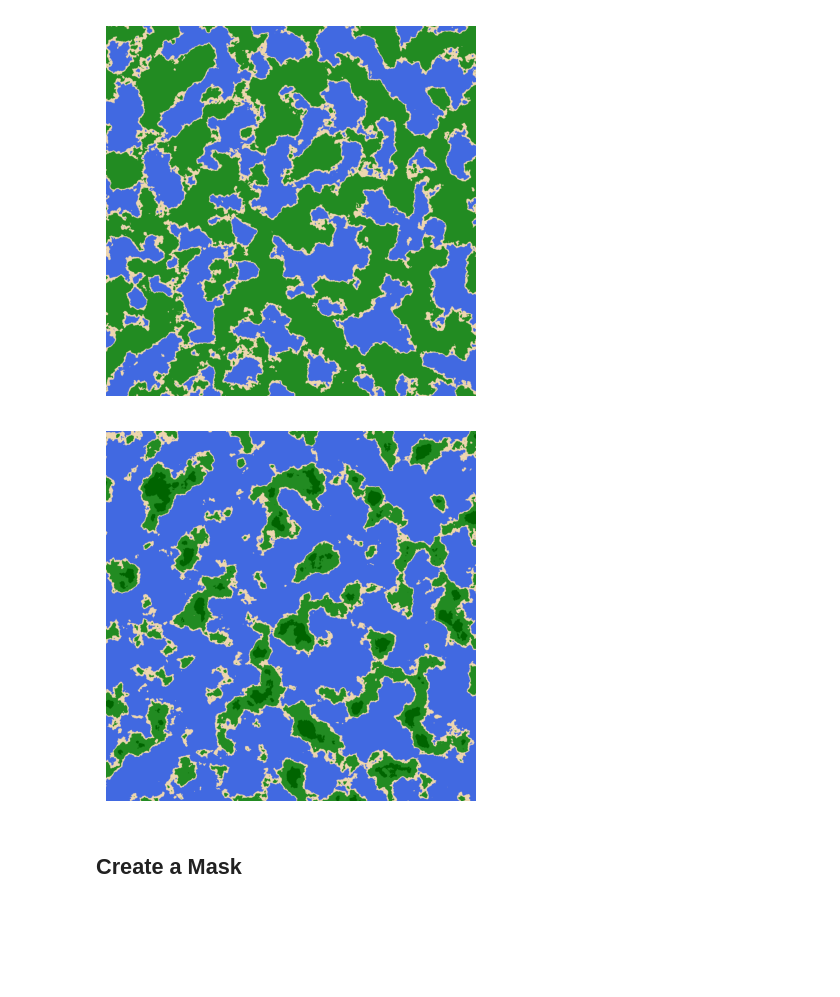
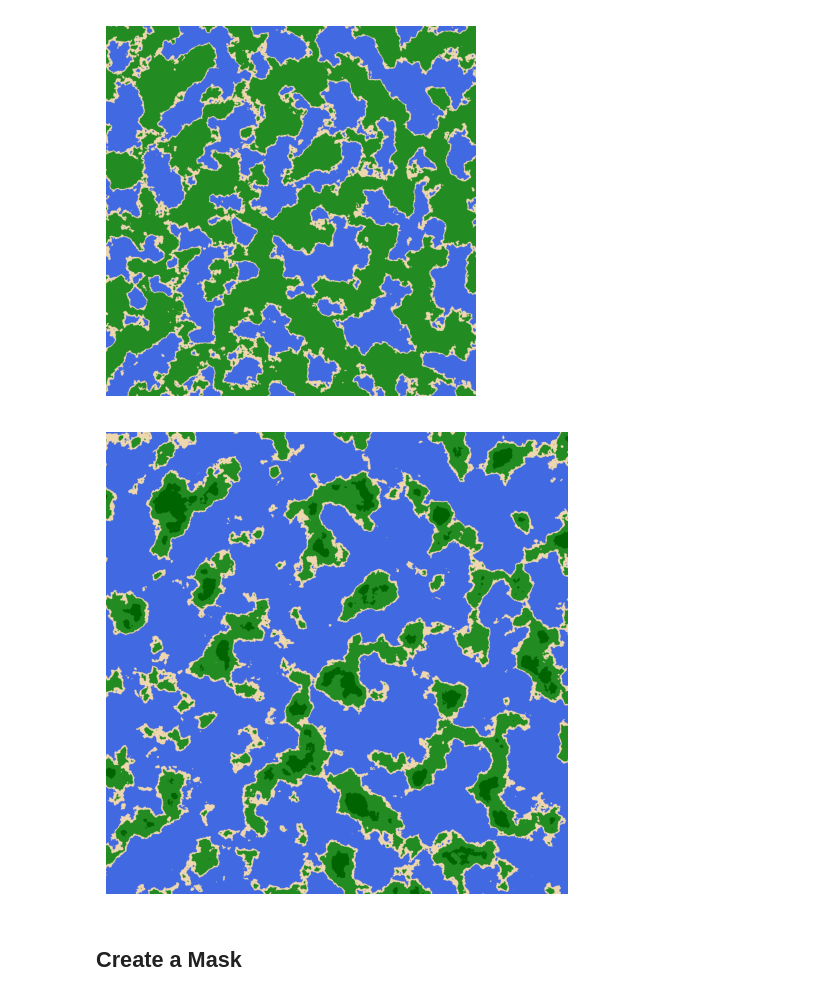
Before and after one commit to Robert-96/jupyter-playground, a Jupyter notebook: src/generating-realistic-archipelagos-with-perlin-noise.ipynb, the cells around one changed output. Drawn from its saved outputs; the diff is of its cells as text; code cells hidden in the pictures; blank space fills up the shorter version.

Commit message:
Update island image and add new world image

```diff
--- a/src/generating-realistic-archipelagos-with-perlin-noise.ipynb
+++ b/src/generating-realistic-archipelagos-with-perlin-noise.ipynb
@@ -156,19 +156,22 @@ plt.show()
 # %%
 width = 1024
 height = 1024
 scale = 100.0
 octaves = 6
 persistence = 0.5
 lacunarity = 2.0
 
 world = generate_world(width, height, scale=scale, octaves=octaves, persistence=persistence, lacunarity=lacunarity)
 color_world = add_color_to_world(world, get_color=get_color)
 
-plt.axis("off")
-plt.imshow(color_world)
+fig, ax = plt.subplots(figsize=(10, 6))
+
+ax.axis("off")
+ax.imshow(color_world)
+fig.savefig("../images/world.png", bbox_inches="tight", pad_inches=0, dpi=300)
 plt.show()
 # %% [output]
-[figure, old version]
+[figure, new version]
 # %% [markdown]
 ## Create a Mask
 # %%
```
Also changed, not shown: parts of 2 cells of this notebook, 2 other files.
